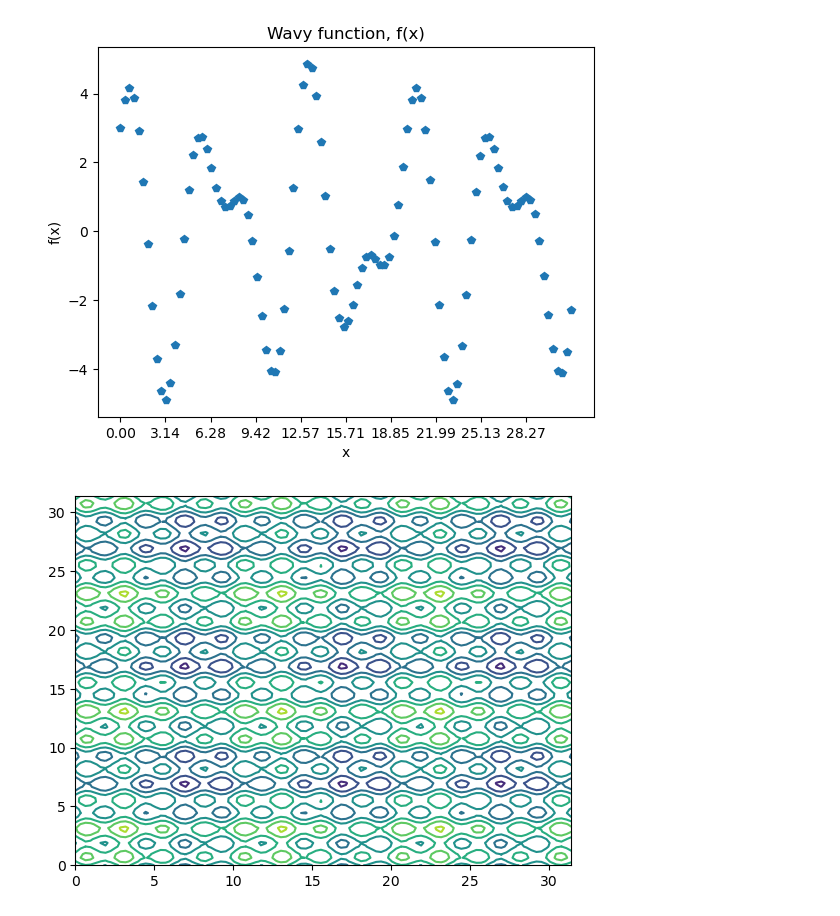
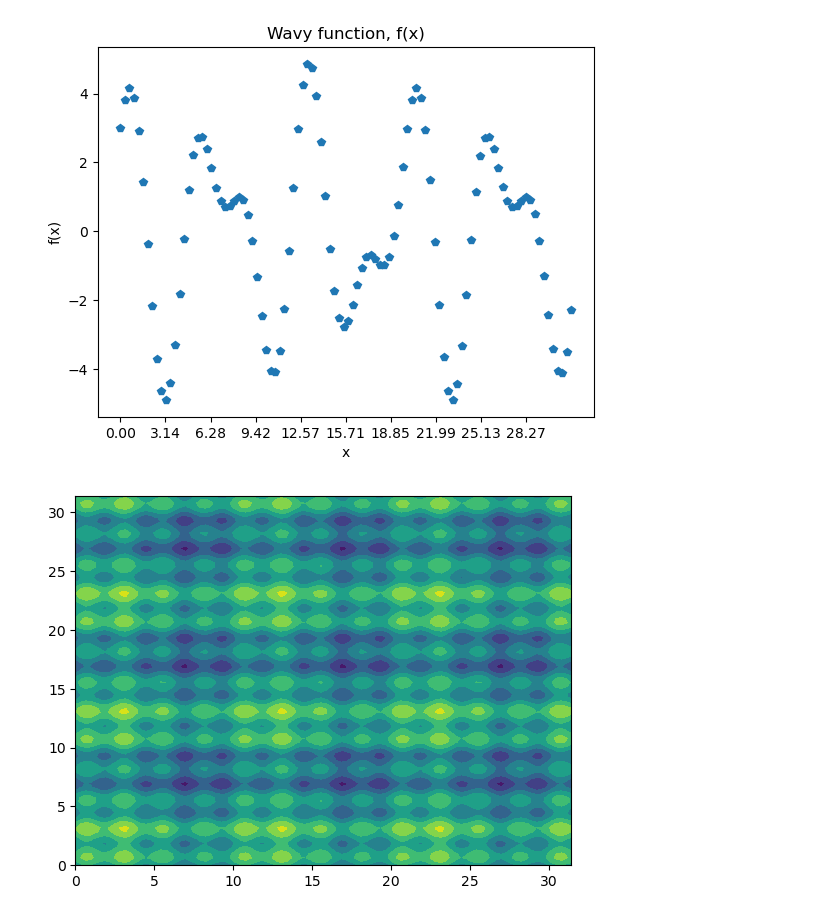
Before and after one commit to kavourbm/Aerospace-Computing, a Jupyter notebook: W1C2.ipynb, the cells around one changed output. Drawn from its saved outputs; the diff is of its cells as text; code cells hidden in the pictures.

Commit message:
changed contour to contourf

```diff
--- a/W1C2.ipynb
+++ b/W1C2.ipynb
@@ -40,11 +40,11 @@ ax.set_xticks(np.arange(0,10*np.pi,np.pi))
 # %%
 # a simple contour plot
 i = 10
 x = np.linspace(0,10*np.pi,100)
 y = np.linspace(0,10*np.pi,100)
 X,Y = np.meshgrid(x,y)
 
 fig, ax = plt.subplots()
-cp = ax.contour(X,Y,f2d(X,Y))
+cp = ax.contourf(X,Y,f2d(X,Y))
 # %% [output]
-[figure, old version]
+[figure, new version]
```
